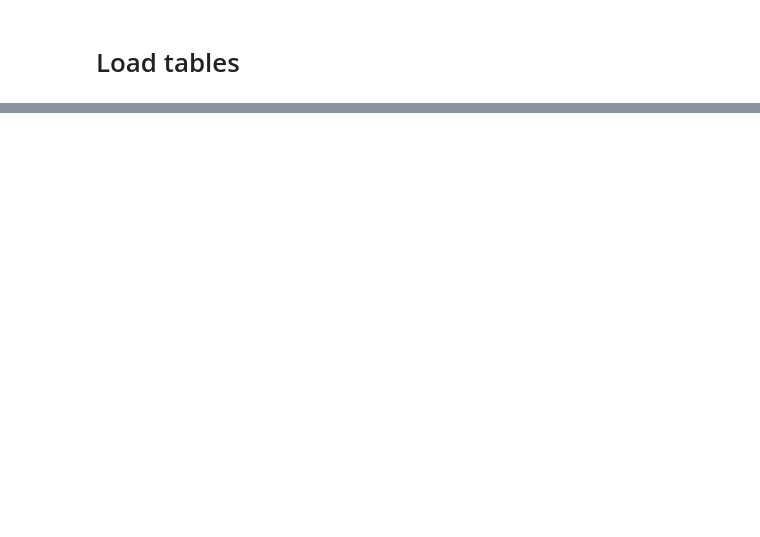
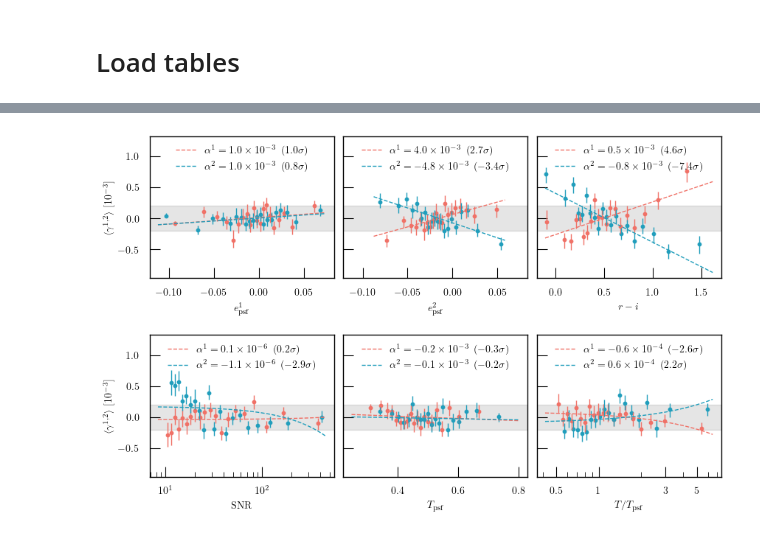
Before and after one commit to delve-survey/shearcat, a Jupyter notebook: shear_tests/Paper_plots/Shear_vs_mcalX.ipynb, the cells around one changed output, grey strips where cells are left out. Drawn from its saved outputs; the diff is of its cells as text; code cells hidden in the pictures; blank space fills up the shorter version.

```diff
--- a/shear_tests/Paper_plots/Shear_vs_mcalX.ipynb
+++ b/shear_tests/Paper_plots/Shear_vs_mcalX.ipynb
@@ -30,7 +30,7 @@ plt.rcParams['axes.prop_cycle'] = cycler(color=COLORS)
 # %% [markdown]
 # Load tables
 # %%
-DIR = '/scratch/midway3/dhayaa/SHEARTESTS_20240504/FIDUCIAL/'
+DIR = '/scratch/midway3/dhayaa/SHEARTESTS_20240901/FIDUCIAL/'
 # %%
 def func(X):
 
@@ -139,0 +71,71 @@ plt.savefig('./Shear_vs_mcalX.pdf', dpi = 300, bbox_inches = 'tight')
+# %%
+
+fig, ax = plt.subplots(2, 3, figsize = (10, 6), sharey = True)
+ax = ax.flatten()
+plt.subplots_adjust(hspace = 0.4, wspace = 0.05)
+
+ax[0].sharex(ax[1])
+
+
+files = ['e_vs_e1psf', 'e_vs_e2psf', 'e_vs_r_minus_i',  'e_vs_SNR', 'e_vs_Tpsf', 'e_vs_Tratio']
+
+for i in range(len(files)):
+
+    Y = np.load(os.path.join(DIR, files[i] + '.npy'))
+
+    X = func(Y[0])[0]
+
+    med, upp, low = func(Y[1] * 1e3)
+    ax[i].scatter(X, med, s = 10)
+    ax[i].errorbar(X, med, yerr = [upp, np.abs(low)], lw = 0, elinewidth = 1)
+
+
+    med, upp, low = func(Y[2] * 1e3)
+    ax[i].scatter(X * (1 + 0.1), med, s = 10)
+    ax[i].errorbar(X * (1 + 0.1), med, yerr = [upp, np.abs(low)], lw = 0, elinewidth = 1)
+
+
+    x = np.linspace(np.min(X) * (0.8 if min(X) > 0 else 1.2), np.max(X) *1.2, 100)
+    res = jacktrans(fitter(Y))
+    med = np.median(res, axis = 0)
+    sig = med/np.std(res, axis = 0)
+
+    if files[i] == 'e_vs_SNR':
+        ax[i].plot(x, (med[0, 0] + med[0, 1]*x) * 1e3, ls = '--', lw = 1, color = COLORS[0], label = r'$\alpha^1 = %0.1f \times 10^{-6} \,\,\,(%0.1f\sigma)$' % (med[0, 1] * 1e6, sig[0, 1]))
+        ax[i].plot(x, (med[1, 0] + med[1, 1]*x) * 1e3, ls = '--', lw = 1, color = COLORS[1], label = r'$\alpha^2 = %0.1f \times 10^{-6} \,\,\,(%0.1f\sigma)$' % (med[1, 1] * 1e6, sig[1, 1]))
+
+    elif files[i] == 'e_vs_Tratio':
+        ax[i].plot(x, (med[0, 0] + med[0, 1]*x) * 1e3, ls = '--', lw = 1, color = COLORS[0], label = r'$\alpha^1 = %0.1f \times 10^{-4} \,\,\,(%0.1f\sigma)$' % (med[0, 1] * 1e4, sig[0, 1]))
+        ax[i].plot(x, (med[1, 0] + med[1, 1]*x) * 1e3, ls = '--', lw = 1, color = COLORS[1], label = r'$\alpha^2 = %0.1f \times 10^{-4} \,\,\,(%0.1f\sigma)$' % (med[1, 1] * 1e4, sig[1, 1]))
+
+    else:
+        ax[i].plot(x, (med[0, 0] + med[0, 1]*x) * 1e3, ls = '--', lw = 1, color = COLORS[0], label = r'$\alpha^1 = %0.1f \times 10^{-3} \,\,\,(%0.1f\sigma)$' % (med[0, 1] * 1e3, sig[0, 1]))
+        ax[i].plot(x, (med[1, 0] + med[1, 1]*x) * 1e3, ls = '--', lw = 1, color = COLORS[1], label = r'$\alpha^2 = %0.1f \times 10^{-3} \,\,\,(%0.1f\sigma)$' % (med[1, 1] * 1e3, sig[1, 1]))
+
+    ax[i].legend(fontsize = 10, frameon = False, loc = 'upper center')
+
+[ax[i].set_ylim(ax[i].get_ylim()[0], ax[i].get_ylim()[1] * 1.05) for i in range(len(ax))]
+
+
+ax[0].set_xlabel(r'$e^{1}_{\rm psf}$', size = 10, labelpad = 5)
+ax[1].set_xlabel(r'$e^{2}_{\rm psf}$', size = 10, labelpad = 5)
+ax[2].set_xlabel(r'$r-i$', size = 10, labelpad = 5)
+ax[3].set_xlabel(r'SNR', size = 10, labelpad = 5)
+ax[4].set_xlabel(r'$T_{\rm psf}$', size = 10, labelpad = 5)
+ax[5].set_xlabel(r'$T/T_{\rm psf}$', size = 10, labelpad = 5)
+
+[a.axhspan(-0.2, 0.2,  color = 'k', alpha = 0.1, zorder = -1000) for a in ax]
+
+ax[0].set_ylabel(r'$\langle \gamma^{1,2}\rangle$  [$10^{-3}$]', size = 10)
+ax[3].set_ylabel(r'$\langle \gamma^{1,2}\rangle$  [$10^{-3}$]', size = 10)
+
+ax[3].set_xscale('log')
+ax[5].set_xscale('log')
+
+[a.tick_params(pad = 10) for a in ax.flat]
+
+ax[5].set_xticks([0.5, 1, 3, 5])
+ax[5].set_xticklabels([0.5, 1, 3, 5])
+plt.savefig('./Shear_vs_mcalX.pdf', dpi = 300, bbox_inches = 'tight')
+# %% [output]
+[figure, added]
```
Also changed, not shown: parts of 1 cell of this notebook, 3 other files.
